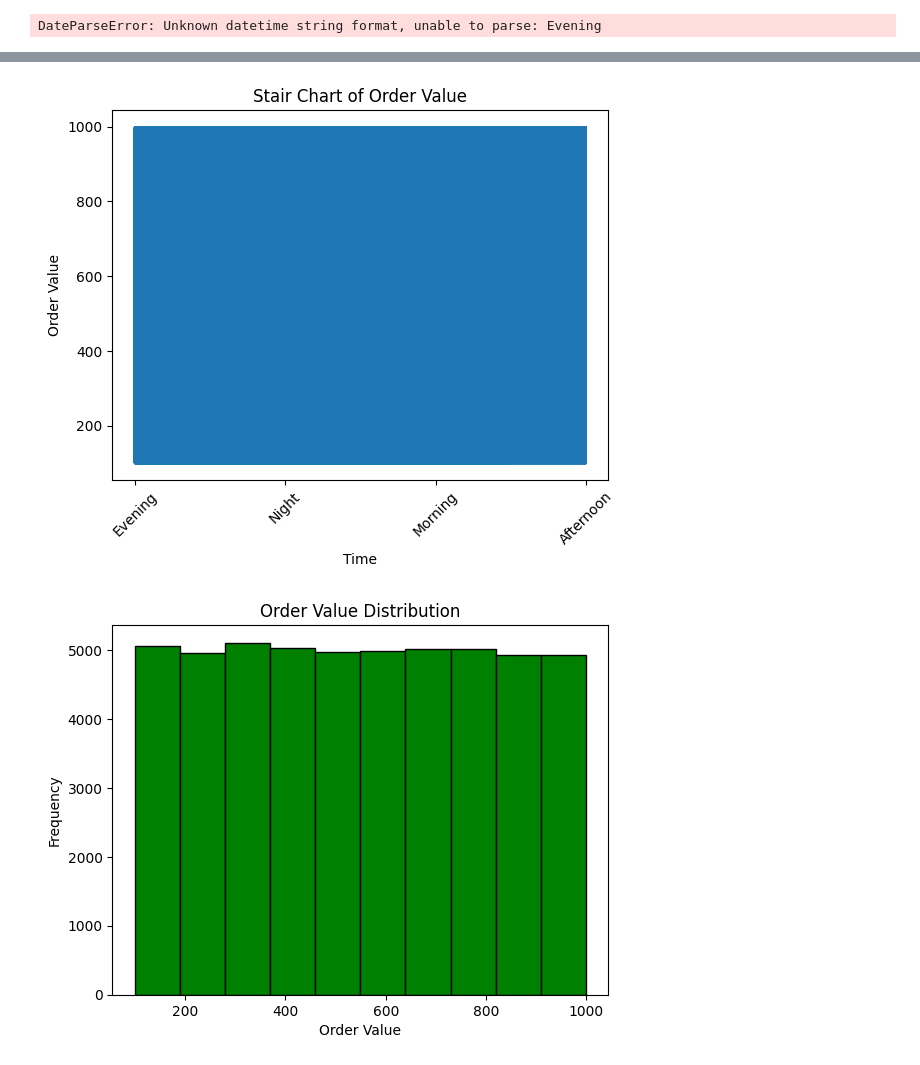
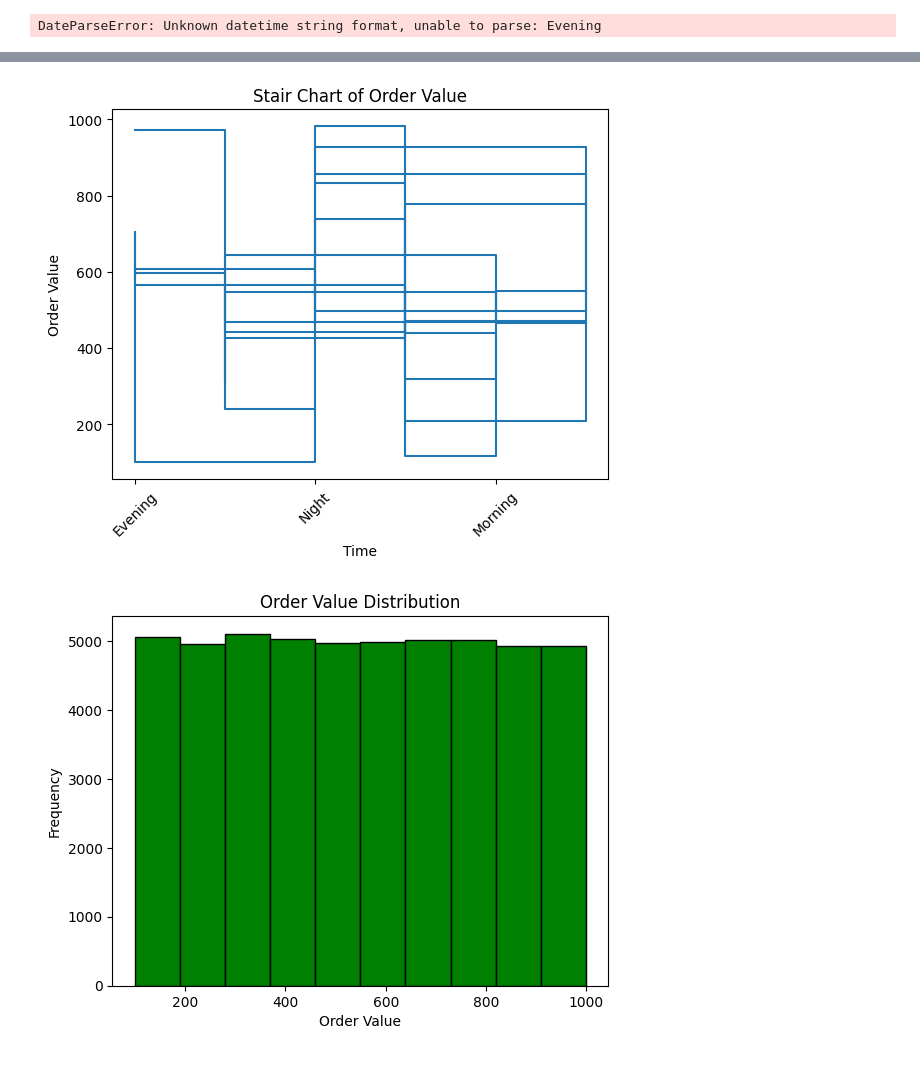
Before and after one commit to Khushimehta18/dmav-answers, a Jupyter notebook: dataset_1.ipynb, the cells around one changed output, grey strips where cells are left out. Saved outputs shown, nothing was run; the diff lists cells and outputs as text; code cells hidden in the pictures.

```diff
--- a/dataset_1.ipynb
+++ b/dataset_1.ipynb
@@ -90,10 +90,10 @@ plt.show()
 # %%
-plt.step(df['order_time'], df['order_value'], where='mid')
+plt.step(df_editable['order_time'], df_editable['order_value'], where='mid')
 plt.title("Stair Chart of Order Value")
 plt.xlabel("Time")
 plt.ylabel("Order Value")
 plt.xticks(rotation=45)
 plt.show()
 # %% [output]
-[figure, old version]
+[figure, new version]
 # %%
```
Also changed, not shown: parts of 20 cells of this notebook.
